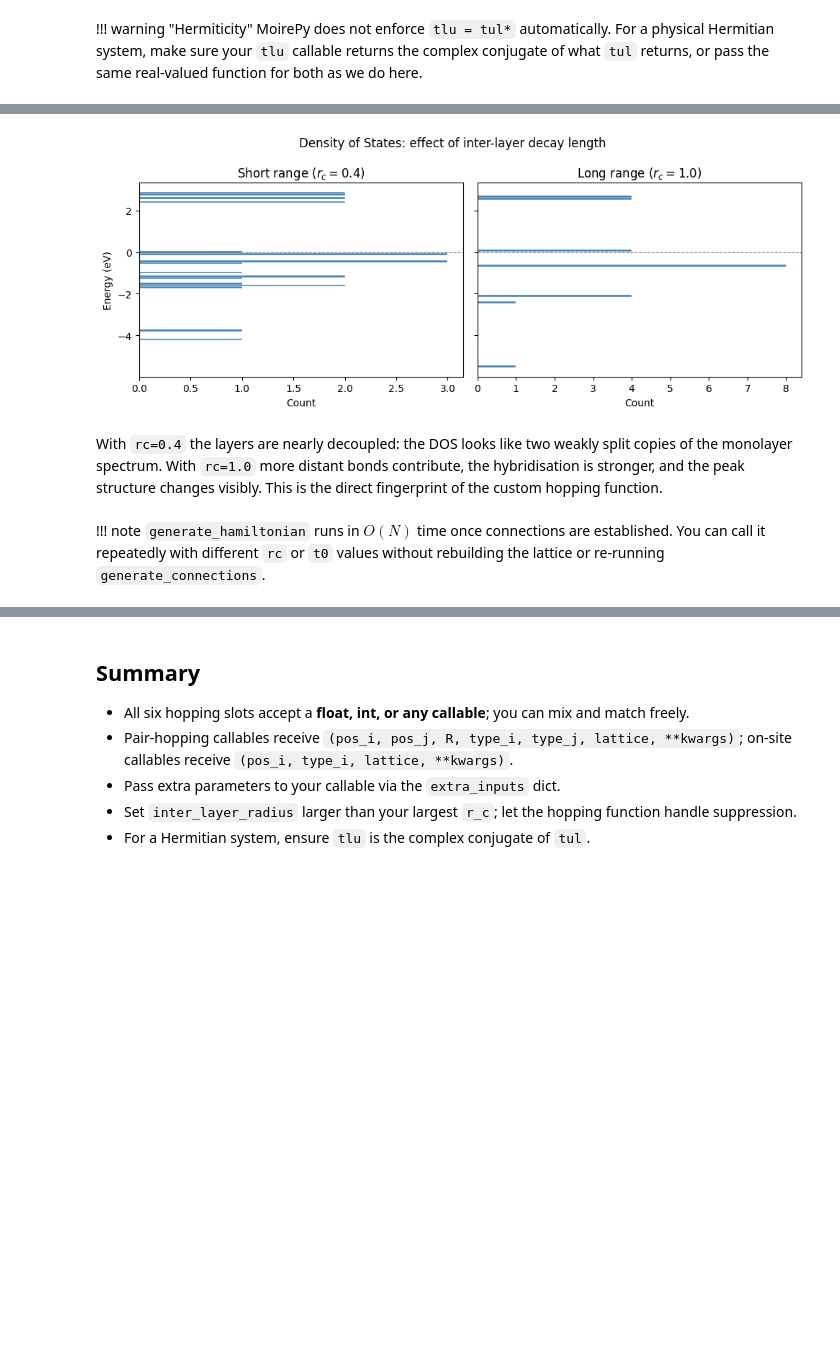
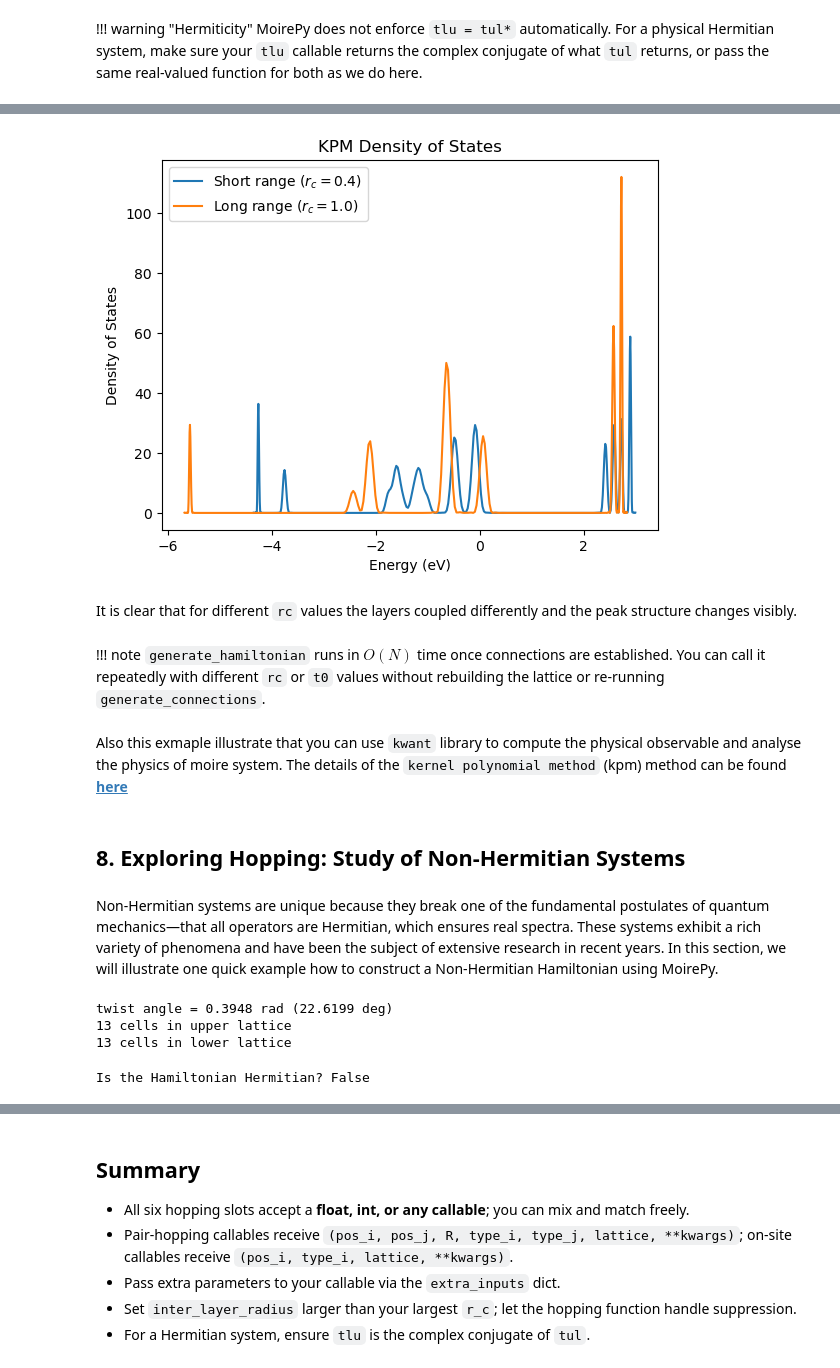
Before and after one commit to jabed-umar/MoirePy, a Jupyter notebook: docs/getting_started/custom_hoppings.ipynb, the cells around one changed output, grey strips where cells are left out. Drawn from its saved outputs; the diff is of its cells as text; code cells hidden in the pictures; blank space fills up the shorter version.

Commit message:
custom hopping and obc pbc fixed

```diff
--- a/docs/getting_started/custom_hoppings.ipynb
+++ b/docs/getting_started/custom_hoppings.ipynb
@@ -136,33 +136,59 @@ We compute the Density of States (DOS) for two values of `rc`. A short decay len
 # %%
-def get_dos(rc):
-    ham = lattice.generate_hamiltonian(
+import kwant
+# pip install kwant to use the KPM functionality (check the kwant documentation for more details)
+
+def get_kpm_dos(rc):
+    sys = lattice.generate_hamiltonian(
         tll=INTRA_T, tuu=INTRA_T,
         tul=gaussian_inter, tlu=gaussian_inter,
         extra_inputs={"t0": T0, "rc": rc},
     ).toarray()
-    return np.linalg.eigvalsh(ham)
 
-fig, axes = plt.subplots(1, 2, figsize=(10, 4), sharey=True)
 
-for ax, rc, label in zip(
-    axes,
-    [0.4, 1.0],
-    [r"Short range ($r_c = 0.4$)", r"Long range ($r_c = 1.0$)"],
-):
-    evals = get_dos(rc)
-    ax.hist(evals, bins=80, orientation="horizontal", color="steelblue", edgecolor="white", linewidth=0.3)
-    ax.set_title(label)
-    ax.set_xlabel("Count")
-    ax.axhline(0, color="gray", lw=0.8, ls="--")
+    spectrum = kwant.kpm.SpectralDensity(sys, params=None, operator=None, num_vectors=20, num_moments=200)
+    ## adjust num_vectors and num_moments for better accuracy
+    energies, densities = spectrum()
 
-axes[0].set_ylabel("Energy (eV)")
-plt.suptitle("Density of States: effect of inter-layer decay length")
-plt.tight_layout()
-plt.show()
+    return energies, densities
-# %% [output]
-[figure, removed]
+# %%
+for rc, label in zip(
+    [0.4, 1.0],
+    [r"Short range ($r_c = 0.4$)", r"Long range ($r_c = 1.0$)"],
+):
+    energies, densities = get_kpm_dos(rc)
+    plt.plot(energies, densities, label=label)
+
+plt.xlabel("Energy (eV)")
+plt.ylabel("Density of States")
+plt.title("KPM Density of States")
+plt.legend()
+plt.show()
+# %% [output]
+[figure, added]
 # %% [markdown]
-With `rc=0.4` the layers are nearly decoupled: the DOS looks like two weakly split copies of the monolayer spectrum. With `rc=1.0` more distant bonds contribute, the hybridisation is stronger, and the peak structure changes visibly. This is the direct fingerprint of the custom hopping function.
+It is clear that for different `rc` values the layers coupled differently and the peak structure changes visibly.
 # %% [markdown]
 !!! note
     `generate_hamiltonian` runs in $O(N)$ time once connections are established. You can call it repeatedly with different `rc` or `t0` values without rebuilding the lattice or re-running `generate_connections`.
+# %% [markdown]
+Also this exmaple illustrate that you can use `kwant` library to compute the physical observable and analyse the physics of moire system. The details of the `kernel polynomial method` (kpm) method can be found **[here](examples.md)**
+# %% [markdown]
+## 8. Exploring Hopping: Study of Non-Hermitian Systems
+# %% [markdown]
+Non-Hermitian systems are unique because they break one of the fundamental postulates of quantum mechanics—that all operators are Hermitian, which ensures real spectra. These systems exhibit a rich variety of phenomena and have been the subject of extensive research in recent years. In this section, we will illustrate one quick example how to construct a Non-Hermitian Hamiltonian using MoirePy.
+# %%
+## Designing custom lattice with open boundary conditions to show the effect of non-Hermiticity
+params = {
+    "latticetype": SquareLayer,
+    "ll1": 2, "ll2": 3, "ul1": 3, "ul2": 2,
+    "n1": 1, "n2": 1
+}
+# 1. Open Boundary Conditions
+lattice_obc = BilayerMoireLattice(**params, pbc=False)
+lattice_obc.generate_connections(inter_layer_radius=1)
+llat = np.array([[1, 0], [0, 1]])  # square lattice vectors for the lower layer
+ulat = llat
+# %% [output]
+twist angle = 0.3948 rad (22.6199 deg)
+13 cells in upper lattice
+13 cells in lower lattice
@@ -168,0 +213,5 @@ With `rc=0.4` the layers are nearly decoupled: the DOS looks like two weakly spl
+# %%
+## Chk if the Ham is Hermitian
+print("Is the Hamiltonian Hermitian?", np.allclose(ham, ham.conj().T))
+# %% [output]
+Is the Hamiltonian Hermitian? False
```
Also changed, not shown: parts of 6 cells of this notebook, 1 other file.
